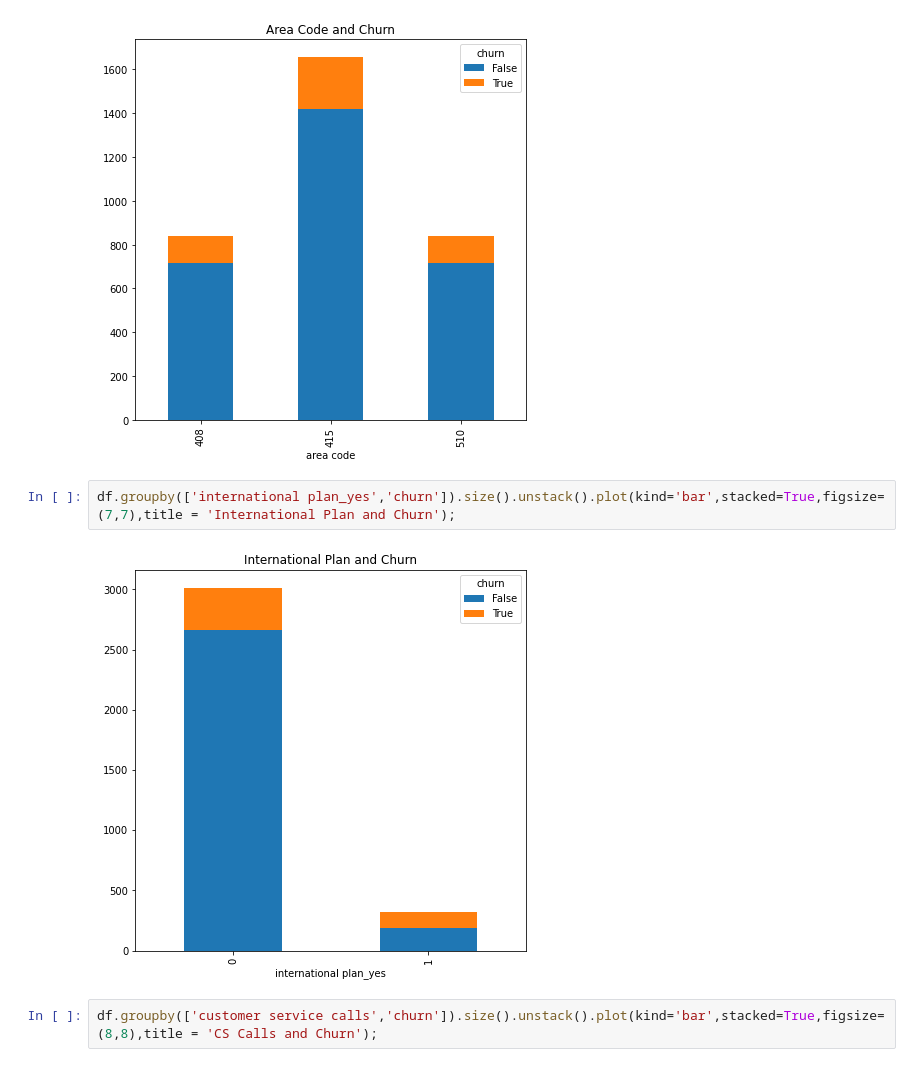
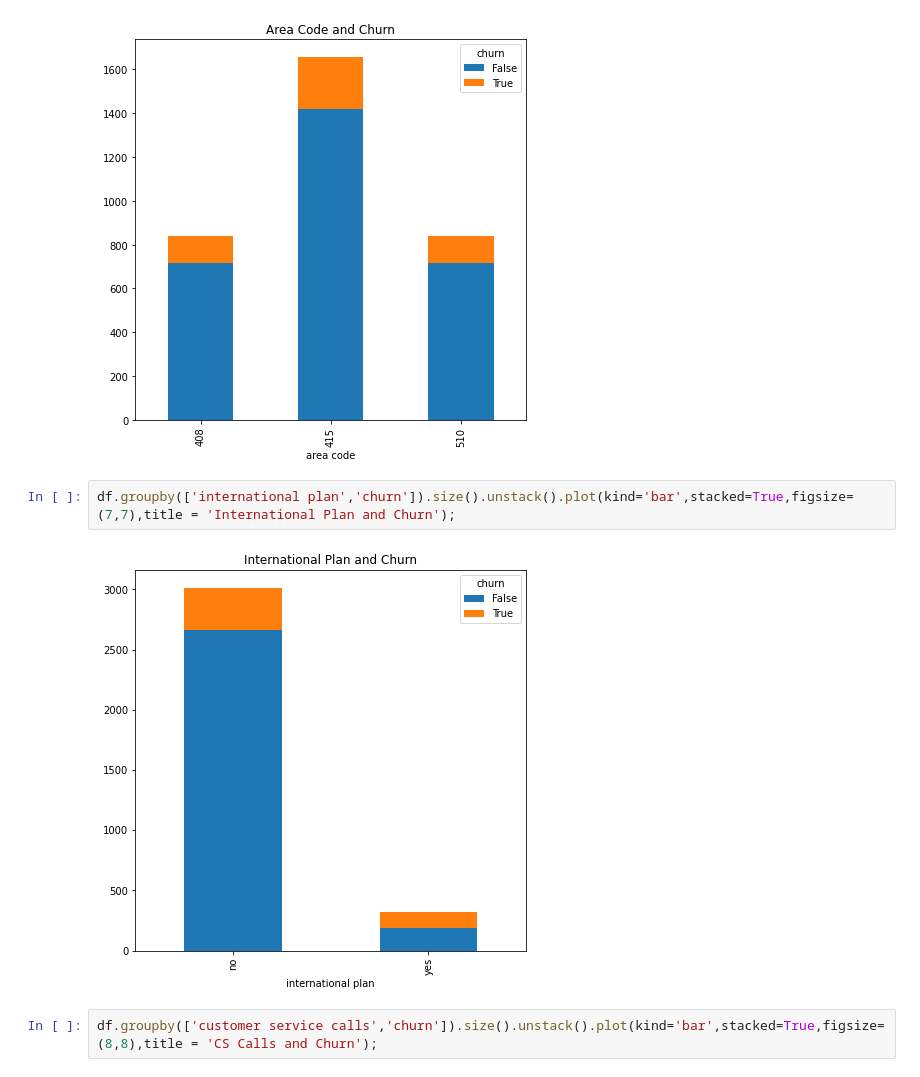
Before and after one commit to halemade/predicting-customer-churn, a Jupyter notebook: EDA.ipynb, the cells around one changed output. Saved outputs shown, nothing was run; the diff lists cells and outputs as text.

```diff
--- a/EDA.ipynb
+++ b/EDA.ipynb
@@ -71,9 +113,9 @@ df.groupby(["area code", "churn"]).size().unstack().plot(kind='bar', stacked=Tru
 # %% [output]
 [figure]
 # %%
-df.groupby(['international plan_yes','churn']).size().unstack().plot(kind='bar',stacked=True,figsize=(7,7),title = 'International Plan and Churn');
+df.groupby(['international plan','churn']).size().unstack().plot(kind='bar',stacked=True,figsize=(7,7),title = 'International Plan and Churn');
 # %% [output]
-[figure, old version]
+[figure, new version]
 # %%
 df.groupby(['customer service calls','churn']).size().unstack().plot(kind='bar',stacked=True,figsize=(8,8),title = 'CS Calls and Churn');
 # %% [output]
```
Also changed, not shown: parts of 5 cells of this notebook, 1 other file.
